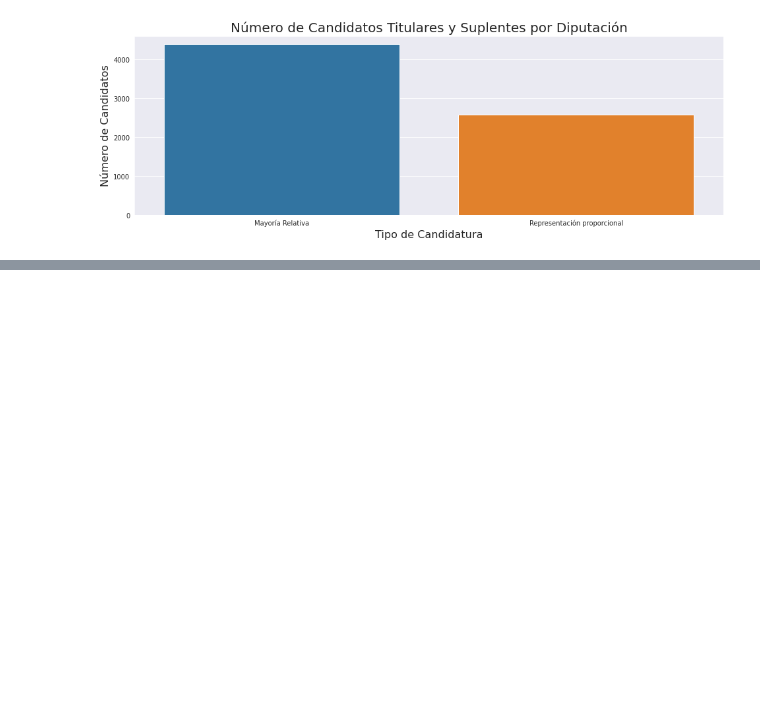
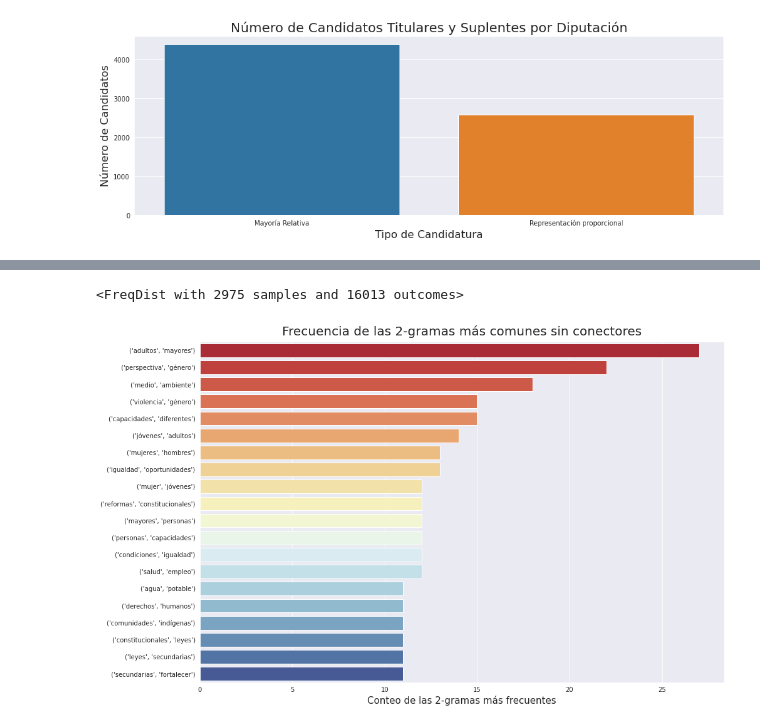
Before and after one commit to zoegarm/Analisis_INE_2021, a Jupyter notebook: Analsis_BD_INE_2021.ipynb, the cells around one changed output, grey strips where cells are left out. Saved outputs shown, nothing was run; the diff lists cells and outputs as text; code cells hidden in the pictures; blank space fills up the shorter version.

```diff
--- a/Analsis_BD_INE_2021.ipynb
+++ b/Analsis_BD_INE_2021.ipynb
@@ -82,0 +316,5 @@ d_22
+# %%
+CDMX.grafica_ngramas_comunes()
+# %% [output]
+<FreqDist with 2975 samples and 16013 outcomes>
+[figure, added]
```
Also changed, not shown: parts of 16 cells of this notebook.
